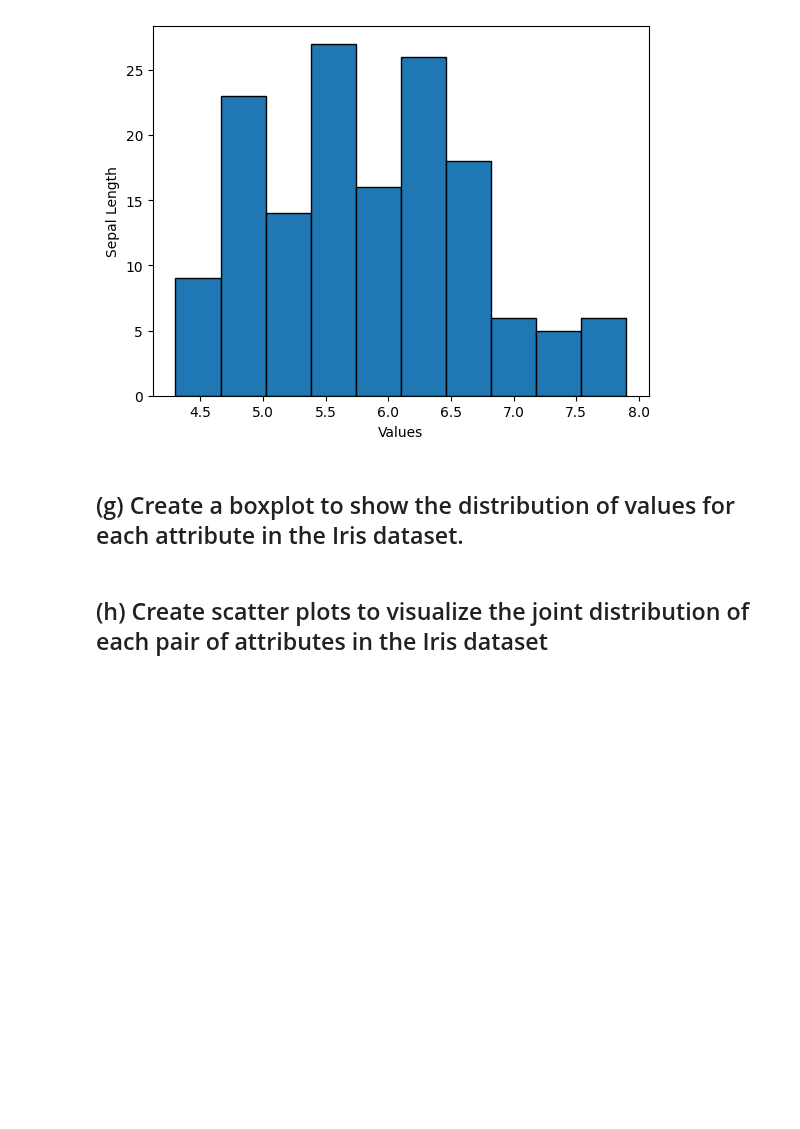
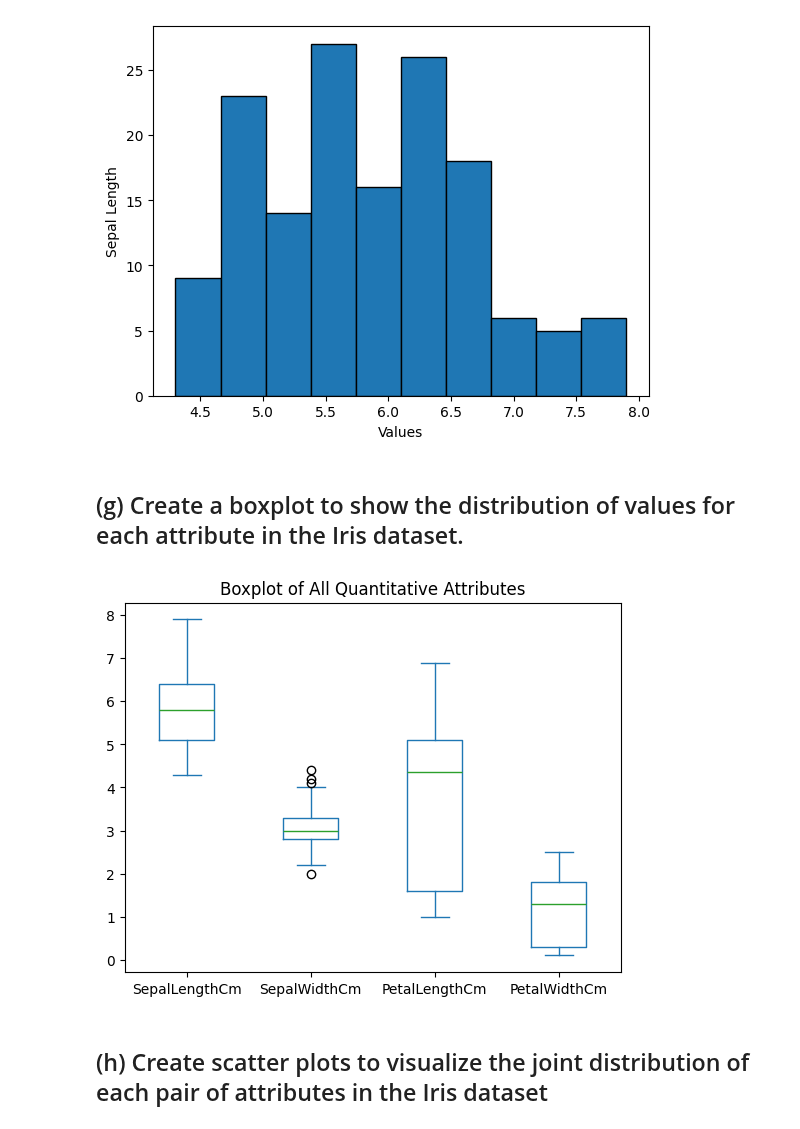
Before and after one commit to intotheabyss19/CollegeAssignments, a Jupyter notebook: DPM/csv_stats.ipynb, the cells around one changed output. Drawn from its saved outputs; the diff is of its cells as text; code cells hidden in the pictures; blank space fills up the shorter version.

```diff
--- a/DPM/csv_stats.ipynb
+++ b/DPM/csv_stats.ipynb
@@ -9,6 +11,7 @@ import matplotlib.pyplot as plt
 ## (a) Load Iris dataset into pandas dataframe
 # %%
 df = pd.read_csv('Iris.csv')
+quant_cols = ["SepalLengthCm", "SepalWidthCm", "PetalLengthCm", "PetalWidthCm"]
 # %% [markdown]
 ## (b) Calculate mean, standard deviation, minimum and maximum values for each quantitative attribute
 # %%
@@ -137,5 +145,14 @@ Text(0.5, 0, 'Values')
 [figure]
 # %% [markdown]
 ## (g) Create a boxplot to show the distribution of values for each attribute in the Iris dataset.
+# %%
+def boxplot_all(df, cols):
+    df[cols].plot(kind='box')
+    plt.title("Boxplot of All Quantitative Attributes")
+    plt.show()
+
+boxplot_all(df, quant_cols)
+# %% [output]
+[figure, added]
 # %% [markdown]
 ## (h) Create scatter plots to visualize the joint distribution of each pair of attributes in the Iris dataset
```
Also changed, not shown: parts of 5 cells of this notebook, 11 other files.
